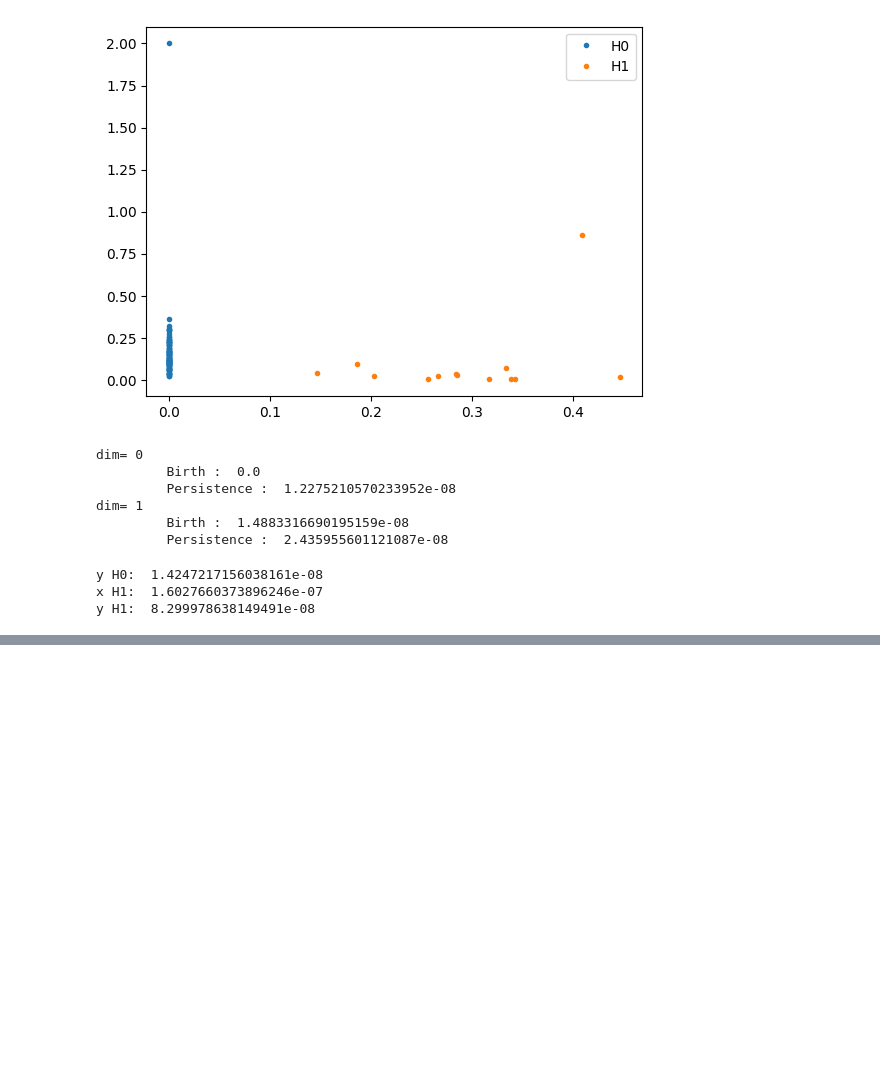
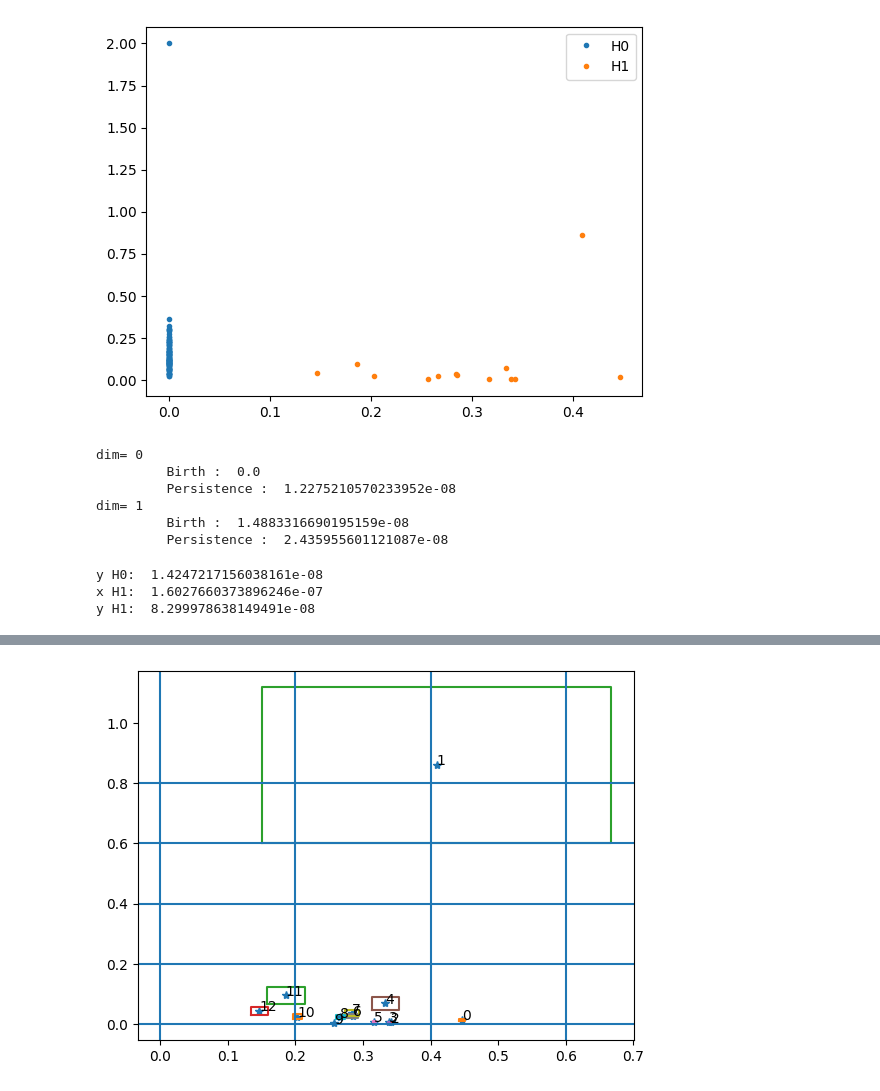
Before and after one commit to ALuchinsky/vpb_python, a Jupyter notebook: python/VPB.ipynb, the cells around one changed output, grey strips where cells are left out. Cells and saved outputs as stored; diff of their text form; code cells hidden in the pictures; blank space fills up the shorter version.

```diff
--- a/python/VPB.ipynb
+++ b/python/VPB.ipynb
@@ -71,8 +72,8 @@ y H1:  8.299978638149491e-08
 homDim = 0
 ySeq = ySeqH0
 tau = 0.3
-x = PD[PD["dim"]==homDim]["b"]
-y = PD[PD["dim"]==homDim]["p"]
+x = PD[PD["dim"]==homDim]["b"].to_numpy()
+y = PD[PD["dim"]==homDim]["p"].to_numpy()
 dy = np.diff(ySeq)
 lam = tau * y
 vpb = np.zeros( len(dy))
@@ -121,0 +170,28 @@ sum(abs(
+# %%
+homDim = 1
+
+# xSeq = np.arange(0, 0.8, 0.2)
+xSeq = xSeqH1
+dx = np.diff(xSeq)
+# ySeq = np.arange(0, 1, 0.2)
+ySeq = ySeqH1
+
+dy = np.diff(ySeq)
+x = PD[PD["dim"]==homDim]["b"].to_numpy()
+y = PD[PD["dim"]==homDim]["p"].to_numpy()
+lam = tau * y
+
+vpb = np.zeros( (dx.size, dy.size) )
+for i in range(dx.size):
+    a, b = xSeq[i], xSeq[i+1]
+    for j in range(dy.size):
+        c, d = ySeq[j], ySeq[j+1]
+        xCond = (x+lam >= a) & (x-lam <= b)
+        yCond = (y+lam >= c) & (y-lam <= d)
+        inds = np.where(xCond & yCond)[0]
+        if len(inds)>0:
+            xInd, yInd, lamInd = x.take(inds), y.take(inds), lam.take(inds)
+            xMin, xMax = pmax(a, xInd - lamInd), pmin(b, xInd + lamInd)
+            yMin, yMax = pmax(c, yInd - lamInd), pmin(d, yInd + lamInd)
+            add = 0.5*np.sum( (xMax-xMin)*(yMax-yMin)*(xMax+xMin+yMax+yMin))/dx[i]/dy[j]
+            vpb[i, j] += add
@@ -121,0 +208,12 @@ sum(abs(
+# %%
+plt.plot(x, y, "*")
+for i in range(x.size):
+    plt.text(x[i], y[i], str(i))
+    plt.plot( [x[i]-lam[i], x[i]+lam[i],x[i]+lam[i], x[i]-lam[i], x[i]-lam[i]],
+              [y[i]-lam[i], y[i]-lam[i], y[i]+lam[i], y[i]+lam[i], y[i]-lam[i]])
+for x_ in xSeq:
+    plt.axvline(x_)
+for y_ in ySeq:
+    plt.axhline(y_)
+# %% [output]
+[figure, added]
```
Also changed, not shown: parts of 6 cells of this notebook.
